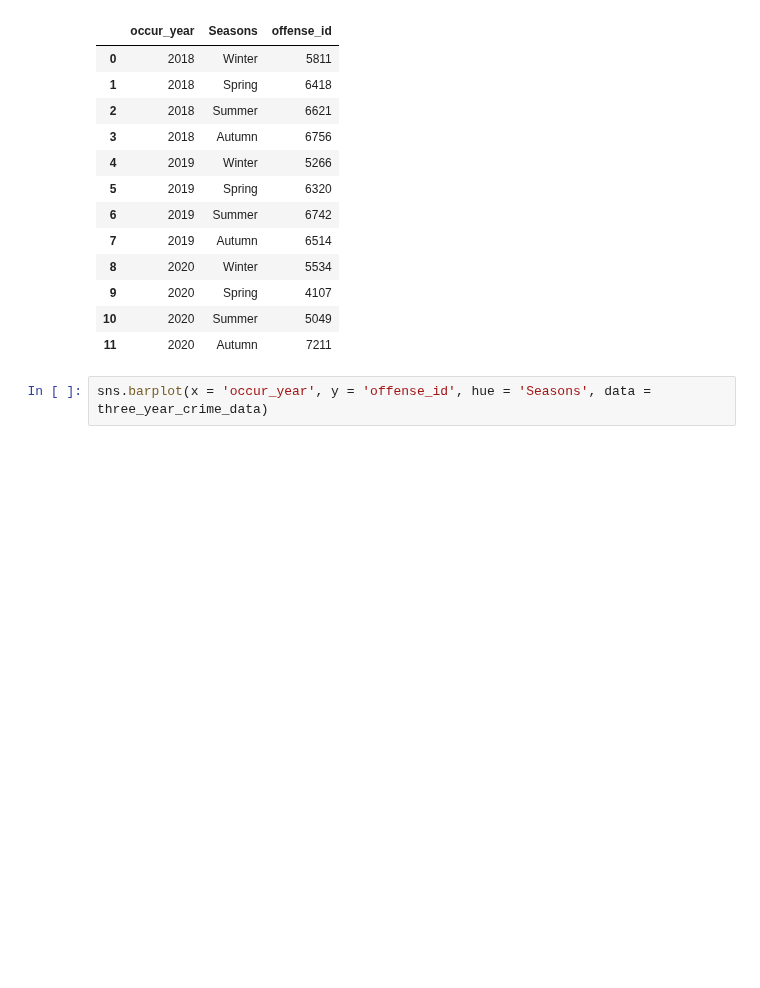
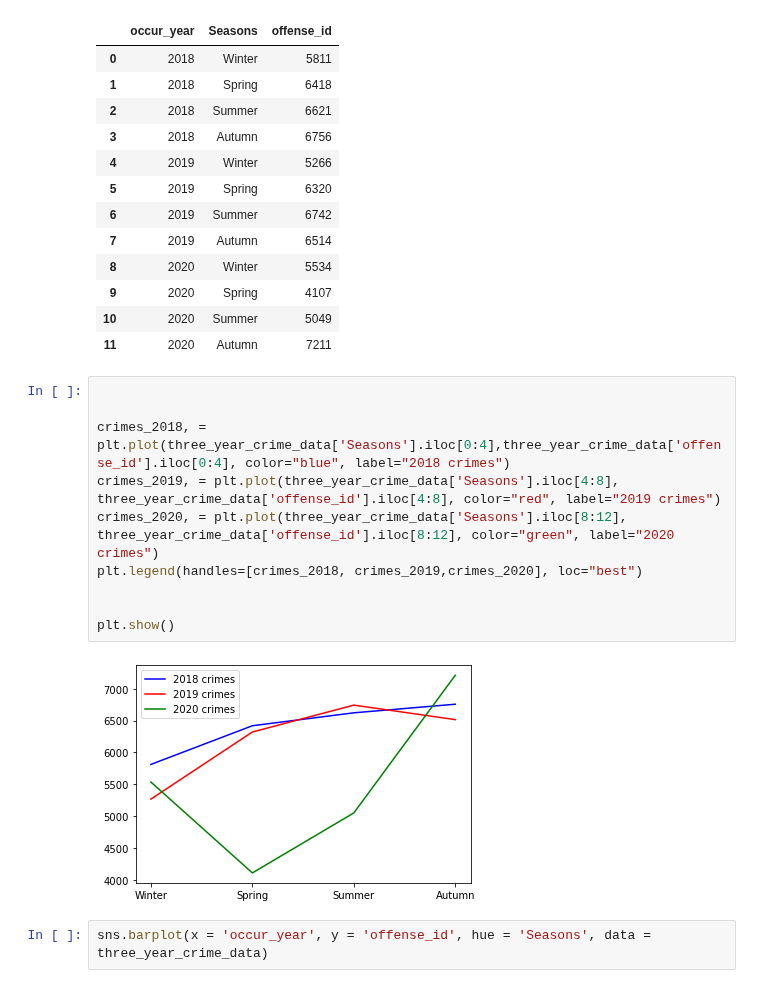
Before and after one commit to cayelsie/Crime-trends-in-Atlanta, a Jupyter notebook: SophieNewSeasons.ipynb, the cells around one changed output. Drawn from its saved outputs; the diff is of its cells as text; blank space fills up the shorter version.

```diff
--- a/SophieNewSeasons.ipynb
+++ b/SophieNewSeasons.ipynb
@@ -178,6 +178,18 @@ three_year_crime_data
 | 9 | 2020 | Spring | 4107 |
 | 10 | 2020 | Summer | 5049 |
 | 11 | 2020 | Autumn | 7211 |
+# %%
+
+
+crimes_2018, = plt.plot(three_year_crime_data['Seasons'].iloc[0:4],three_year_crime_data['offense_id'].iloc[0:4], color="blue", label="2018 crimes")
+crimes_2019, = plt.plot(three_year_crime_data['Seasons'].iloc[4:8], three_year_crime_data['offense_id'].iloc[4:8], color="red", label="2019 crimes")
+crimes_2020, = plt.plot(three_year_crime_data['Seasons'].iloc[8:12], three_year_crime_data['offense_id'].iloc[8:12], color="green", label="2020 crimes")
+plt.legend(handles=[crimes_2018, crimes_2019,crimes_2020], loc="best")
+
+
+plt.show()
+# %% [output]
+[figure, added]
 # %%
 sns.barplot(x = 'occur_year', y = 'offense_id', hue = 'Seasons', data = three_year_crime_data)
 # %% [output]
```
Also changed, not shown: parts of 2 cells of this notebook, 5 other files.
